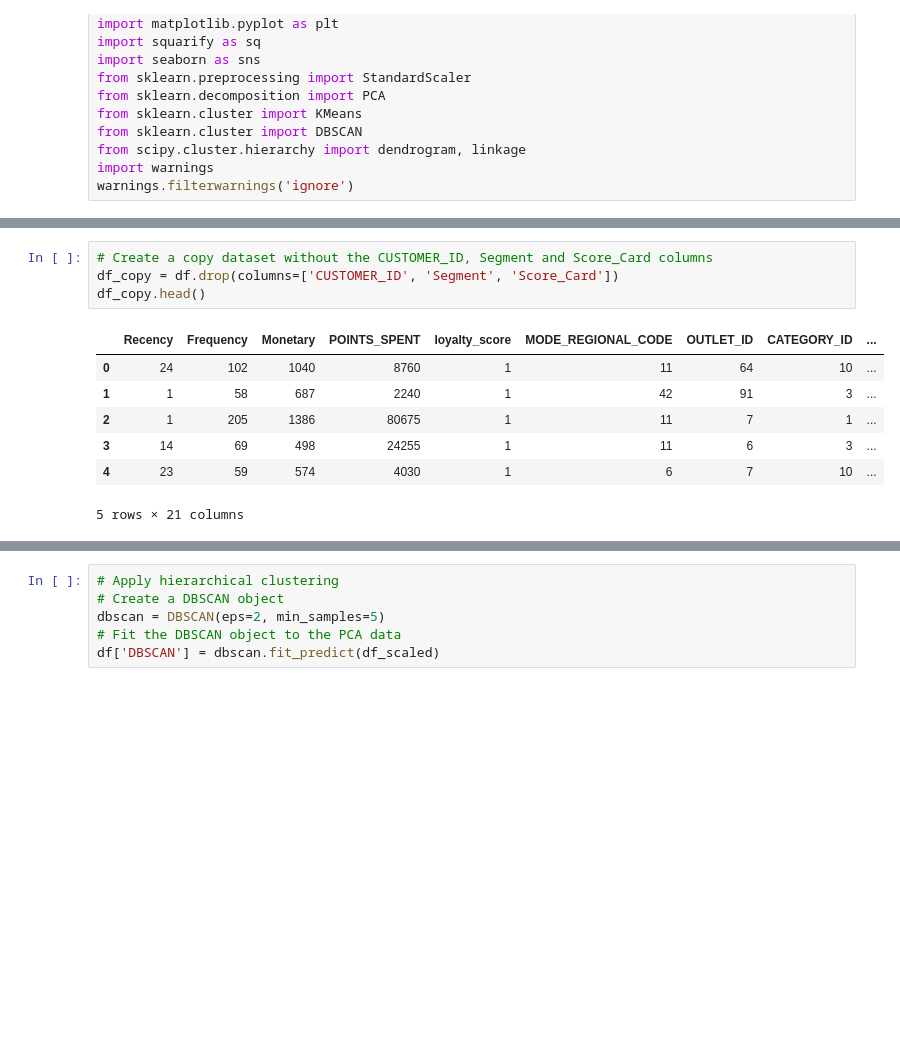
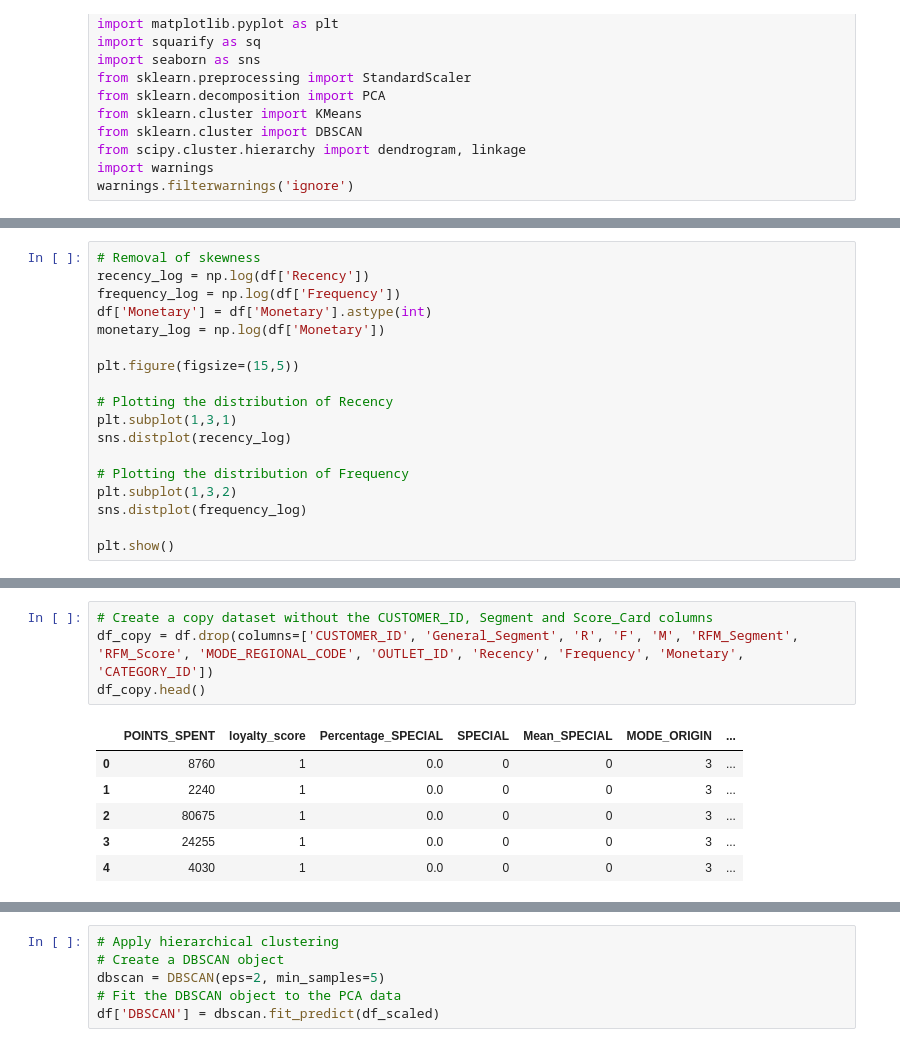
Before and after one commit to PeterBaraka/ml_fieldwork_lab, a Jupyter notebook: seg_clustering.ipynb, the cells around one changed output, grey strips where cells are left out. Drawn from its saved outputs; the diff is of its cells as text; blank space fills up the shorter version.

```diff
--- a/seg_clustering.ipynb
+++ b/seg_clustering.ipynb
@@ -26,0 +49,18 @@ df.head()
+# %%
+# Removal of skewness
+recency_log = np.log(df['Recency'])
+frequency_log = np.log(df['Frequency'])
+df['Monetary'] = df['Monetary'].astype(int)
+monetary_log = np.log(df['Monetary'])
+
+plt.figure(figsize=(15,5))
+
+# Plotting the distribution of Recency
+plt.subplot(1,3,1)
+sns.distplot(recency_log)
+
+# Plotting the distribution of Frequency
+plt.subplot(1,3,2)
+sns.distplot(frequency_log)
+
+plt.show()
@@ -27,12 +81,11 @@ df.head()
 # %%
 # Create a copy dataset without the CUSTOMER_ID, Segment and Score_Card columns
-df_copy = df.drop(columns=['CUSTOMER_ID', 'Segment', 'Score_Card'])
+df_copy = df.drop(columns=['CUSTOMER_ID', 'General_Segment', 'R', 'F', 'M', 'RFM_Segment', 'RFM_Score', 'MODE_REGIONAL_CODE', 'OUTLET_ID', 'Recency', 'Frequency', 'Monetary', 'CATEGORY_ID'])
 df_copy.head()
 # %% [output]
-|  | Recency | Frequency | Monetary | POINTS_SPENT | loyalty_score | MODE_REGIONAL_CODE | OUTLET_ID | CATEGORY_ID | ... |
-| 0 | 24 | 102 | 1040 | 8760 | 1 | 11 | 64 | 10 | ... |
-| 1 | 1 | 58 | 687 | 2240 | 1 | 42 | 91 | 3 | ... |
-| 2 | 1 | 205 | 1386 | 80675 | 1 | 11 | 7 | 1 | ... |
-| 3 | 14 | 69 | 498 | 24255 | 1 | 11 | 6 | 3 | ... |
-| 4 | 23 | 59 | 574 | 4030 | 1 | 6 | 7 | 10 | ... |
+|  | POINTS_SPENT | loyalty_score | Percentage_SPECIAL | SPECIAL | Mean_SPECIAL | MODE_ORIGIN | ... |
+| 0 | 8760 | 1 | 0.0 | 0 | 0 | 3 | ... |
+| 1 | 2240 | 1 | 0.0 | 0 | 0 | 3 | ... |
+| 2 | 80675 | 1 | 0.0 | 0 | 0 | 3 | ... |
+| 3 | 24255 | 1 | 0.0 | 0 | 0 | 3 | ... |
+| 4 | 4030 | 1 | 0.0 | 0 | 0 | 3 | ... |
-5 rows × 21 columns
```
Also changed, not shown: parts of 35 cells of this notebook, 2 other files.
